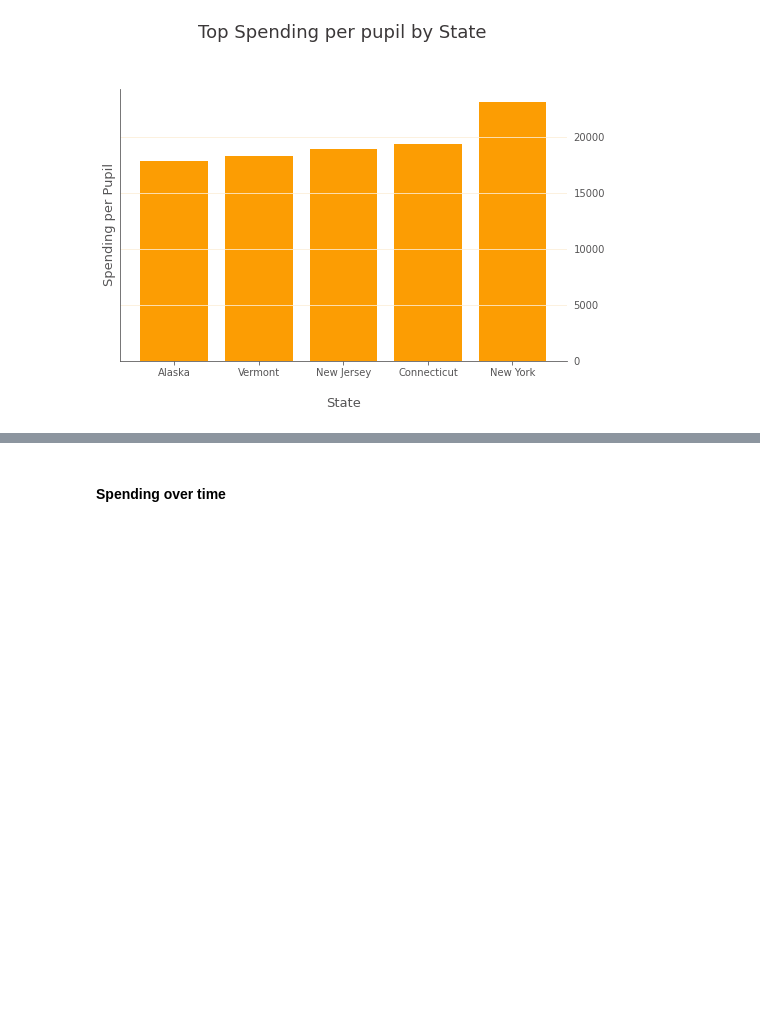
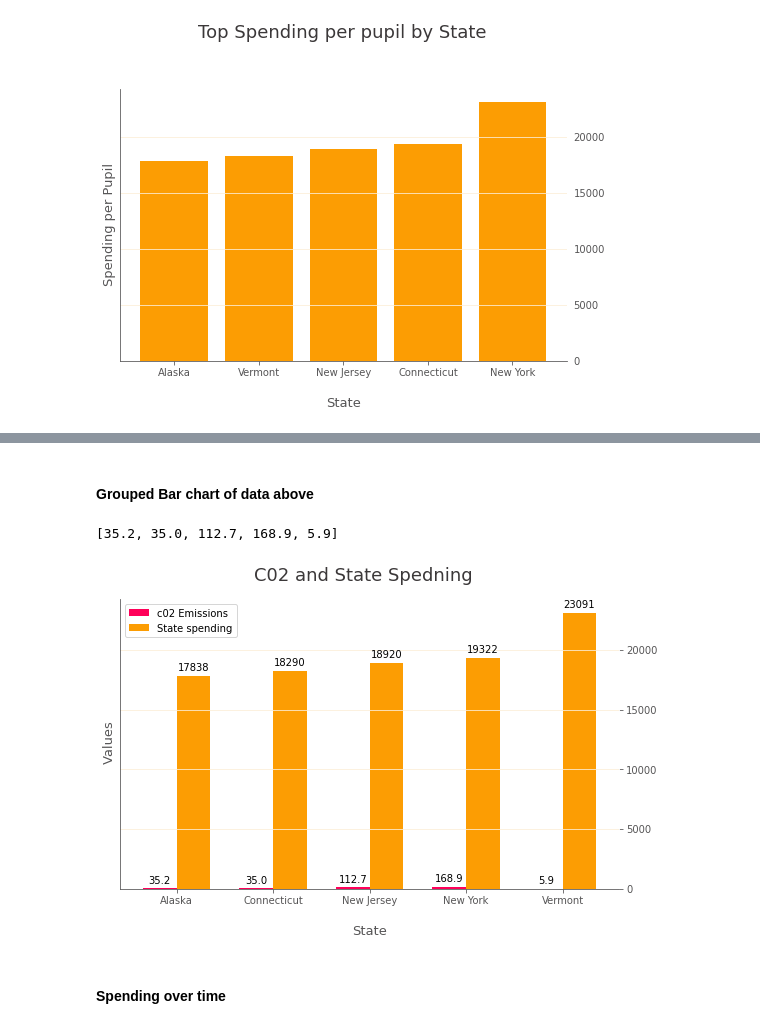
Before and after one commit to dorotheeg/Sustainability_Education_Data_Science, a Jupyter notebook: Final_Project_Stats.ipynb, the cells around one changed output, grey strips where cells are left out. Saved outputs shown, nothing was run; the diff lists cells and outputs as text; code cells hidden in the pictures; blank space fills up the shorter version.

```diff
--- a/Final_Project_Stats.ipynb
+++ b/Final_Project_Stats.ipynb
@@ -838,3 +838,60 @@ plt.show()
+# %% [markdown]
+#### Grouped Bar chart of data above
+# %%
+
+labels = ['Alaska', 'Connecticut', 'New Jersey', 'New York', 'Vermont']
+emis = list( top_five_c['2014'])
+spending =list( top_five['amountPerPupil'])
+
+print( list( top_five_c['2014']))
+x = np.arange(len(labels))  # the label locations
+width = 0.35  # the width of the bars
+
+fig, ax = plt.subplots()
+rects1 = ax.bar(x - width/2, emis, width, label='c02 Emissions', color = '#ff0059')
+rects2 = ax.bar(x + width/2, spending, width, label='State spending',   color = "#fc9d03")
+
+# Add some text for labels, title and custom x-axis tick labels, etc.
+# ax.set_ylabel('Values')
+# ax.set_title('C02 and State Spedning')
+ax.set_xticks(x)
+ax.set_xticklabels(labels)
+ax.legend()
+ax.spines['top'].set_visible(False)
+ax.yaxis.tick_right()
+ax.yaxis.grid(True, color ="#fceed7")
+
+ax.spines['right'].set_color('#ffffff')
+ax.spines['left'].set_color('#565556')
+ax.spines['bottom'].set_color('#565556')
+ax.tick_params(axis='y', colors='#565556')
+ax.tick_params(axis='x', colors='#565556')
+# ax.yaxis.set_ticks_position('none')
+
+plt.suptitle("C02 and State Spedning", ha = 'center' , y=1.06, fontsize=18, color = "#3b3839", x = 0.47)
+plt.xlabel("\nState", color = "#565556", fontsize=13)
+plt.ylabel(" Values", color = "#565556", fontsize=13)
+
+def autolabel(rects):
+    """Attach a text label above each bar in *rects*, displaying its height."""
+    for rect in rects:
+        height = rect.get_height()
+        ax.annotate('{}'.format(height),
+                    xy=(rect.get_x() + rect.get_width() / 2, height),
+                    xytext=(0, 3),  # 3 points vertical offset
+                    textcoords="offset points",
+                    ha='center', va='bottom')
+
+
+autolabel(rects1)
+autolabel(rects2)
+
+fig.tight_layout()
+
+plt.show()
+# %% [output]
+[35.2, 35.0, 112.7, 168.9, 5.9]
+[figure, added]
 # %% [markdown]
 #### Spending over time
 # %%
```
Also changed, not shown: parts of 1 cell of this notebook.
